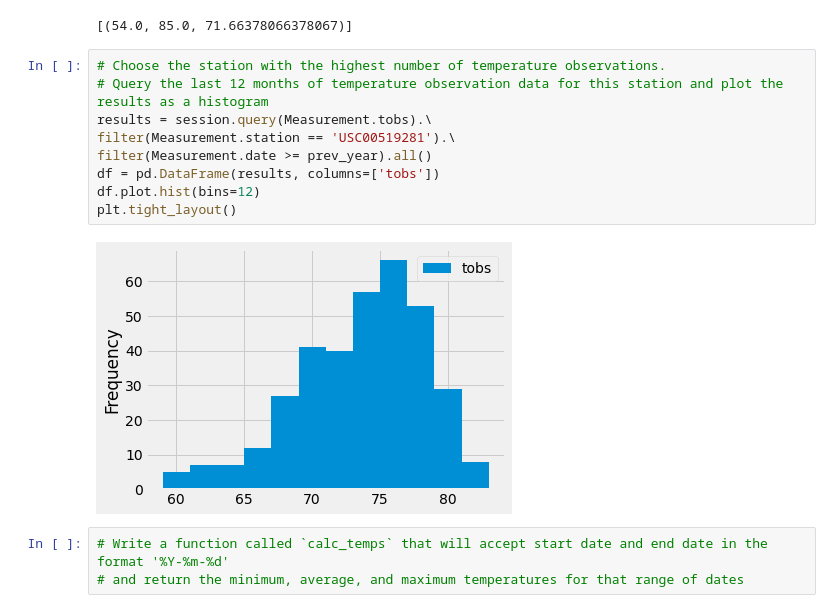
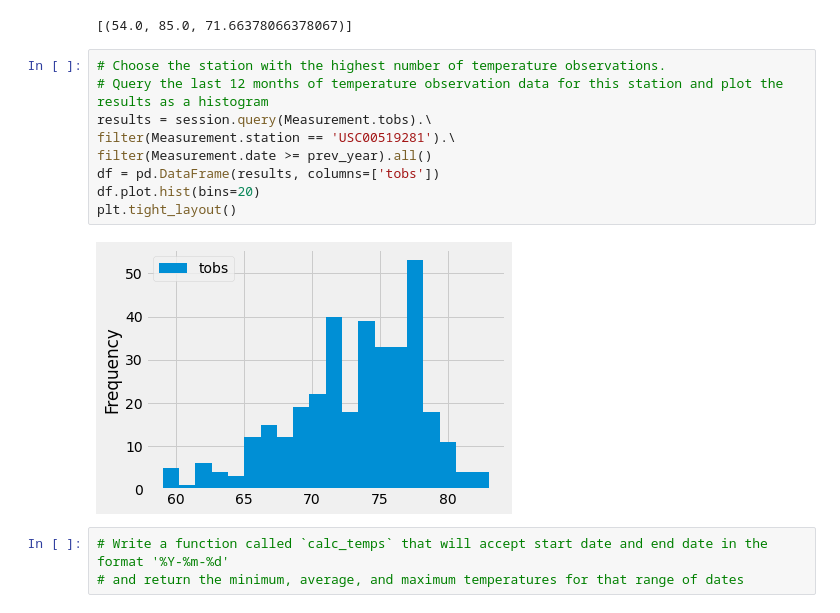
Before and after one commit to linb960/surfs_up, a Jupyter notebook: climate_analysis.ipynb, the cells around one changed output. Saved outputs shown, nothing was run; the diff lists cells and outputs as text.

```diff
--- a/climate_analysis.ipynb
+++ b/climate_analysis.ipynb
@@ -103,14 +103,14 @@ filter(Measurement.station == 'USC00519281').all()
 # %%
 # Choose the station with the highest number of temperature observations.
 # Query the last 12 months of temperature observation data for this station and plot the results as a histogram
 results = session.query(Measurement.tobs).\
 filter(Measurement.station == 'USC00519281').\
 filter(Measurement.date >= prev_year).all()
 df = pd.DataFrame(results, columns=['tobs'])
-df.plot.hist(bins=12)
+df.plot.hist(bins=20)
 plt.tight_layout()
 # %% [output]
-[figure, old version]
+[figure, new version]
 # %%
 # Write a function called `calc_temps` that will accept start date and end date in the format '%Y-%m-%d'
 # and return the minimum, average, and maximum temperatures for that range of dates
```
Also changed, not shown: 2 other files.
